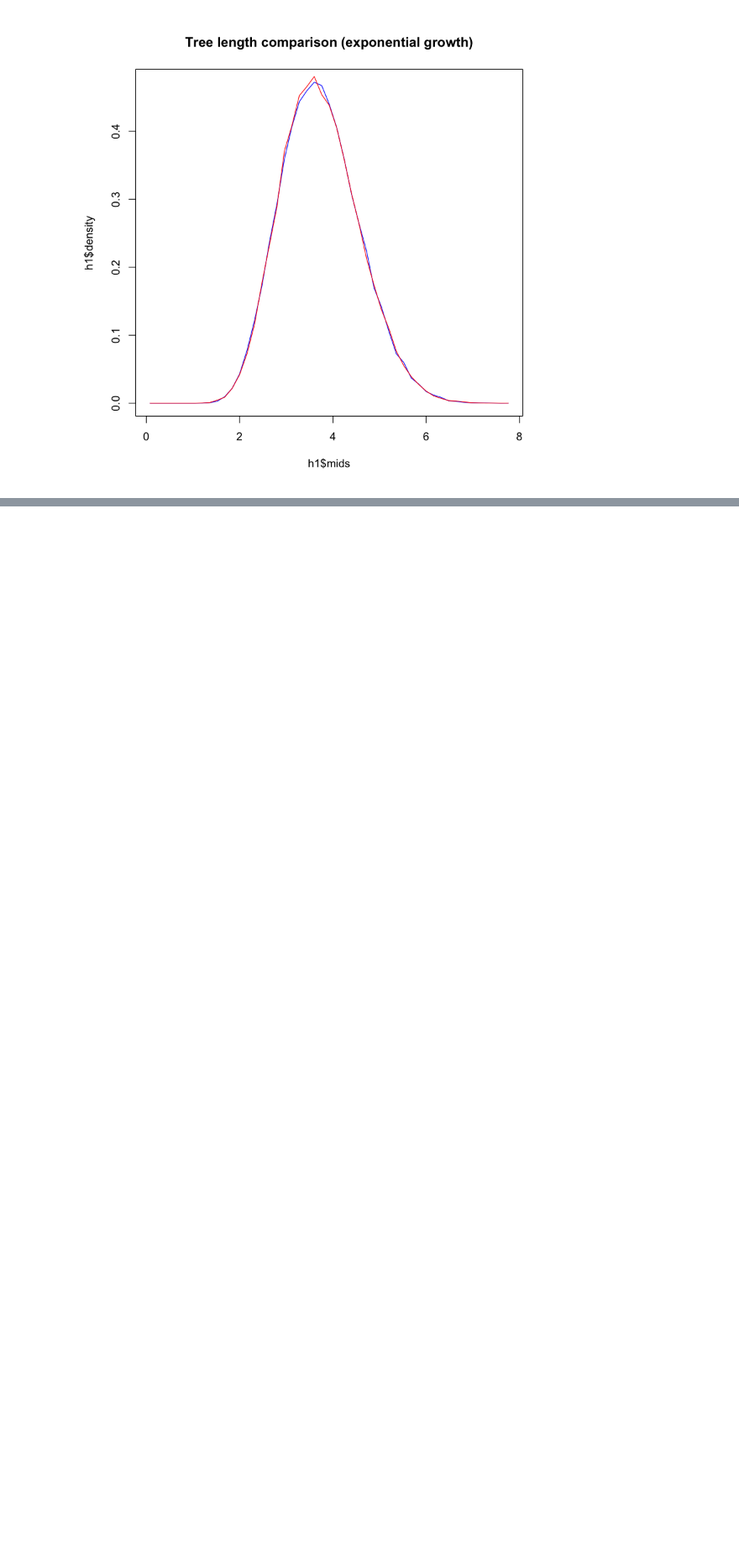
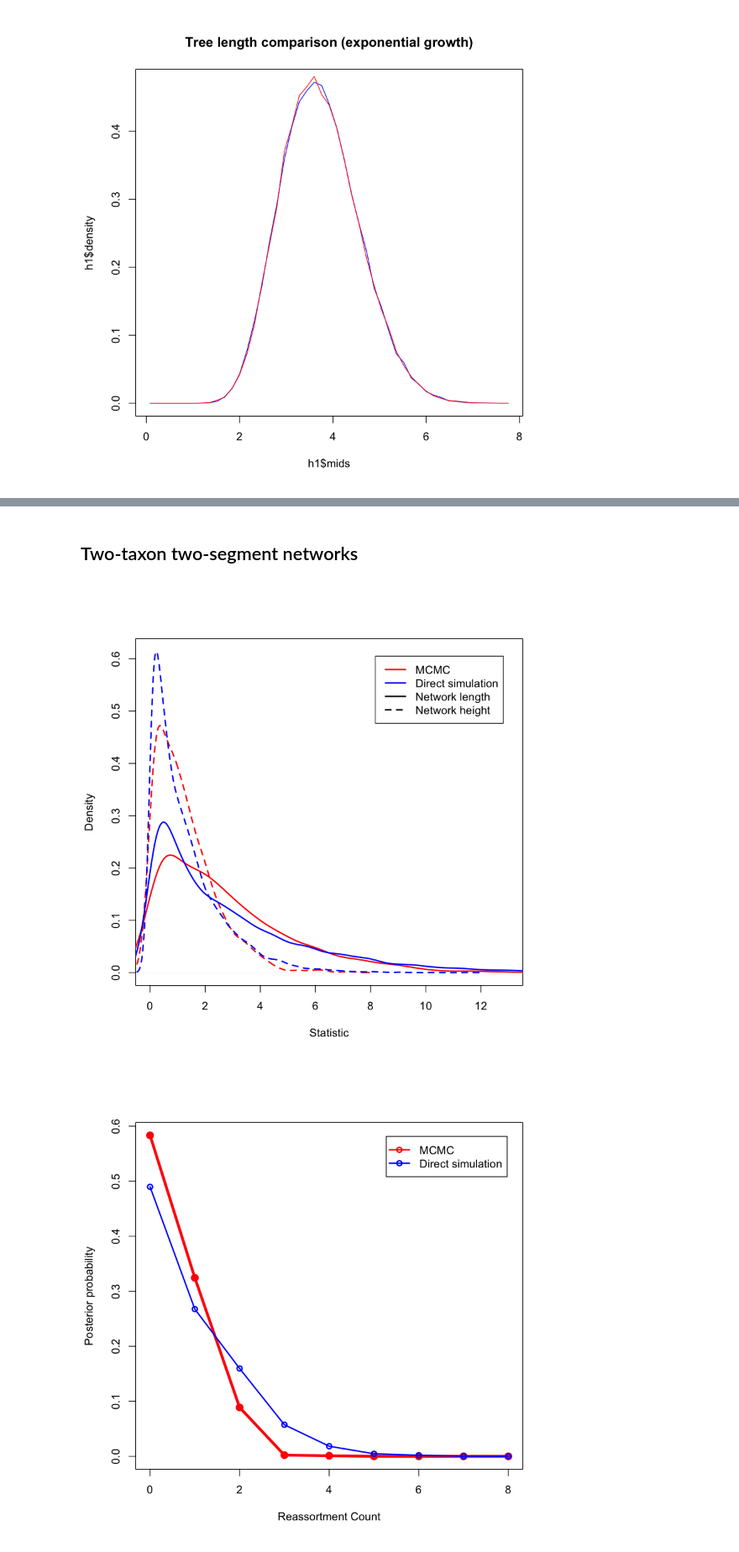
Before and after one commit to nicfel/CoalRe, a Jupyter notebook: validation/Validation.ipynb, the cells around one changed output, grey strips where cells are left out. Shown: that part at 84% size. Saved outputs shown, nothing was run; the diff lists cells and outputs as text; code cells hidden in the pictures; blank space fills up the shorter version.

```diff
--- a/validation/Validation.ipynb
+++ b/validation/Validation.ipynb
@@ -39,0 +92,8 @@ lines(h2$mids, h2$density, col='red')
+# %% [markdown]
+## Two-taxon two-segment networks
+# %%
+doCompare("simulate_contemp2taxon2seg.log",
+          "testAddRemove_contemp2taxon2seg.log")
+# %% [output]
+[figure, added]
+[figure, added]
```
Also changed, not shown: parts of 2 cells of this notebook, 3 other files.
